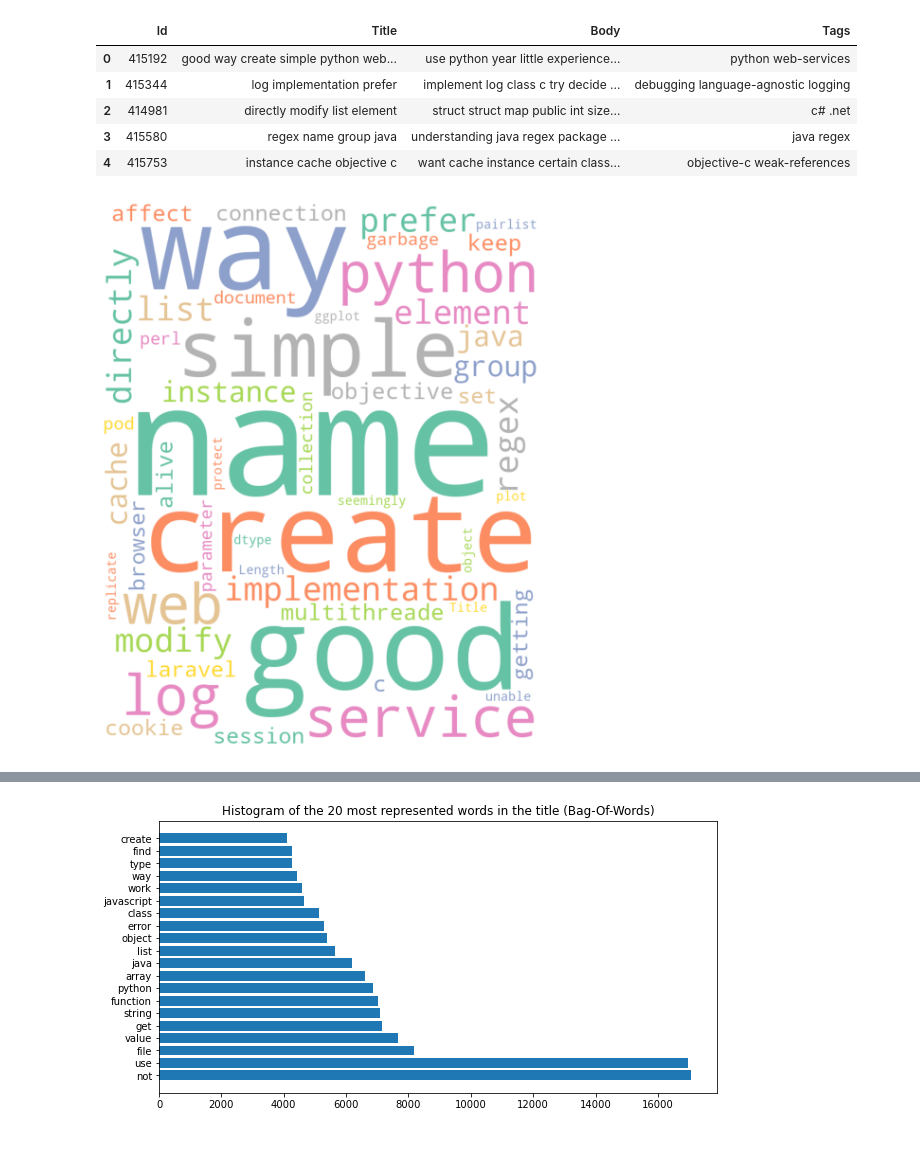
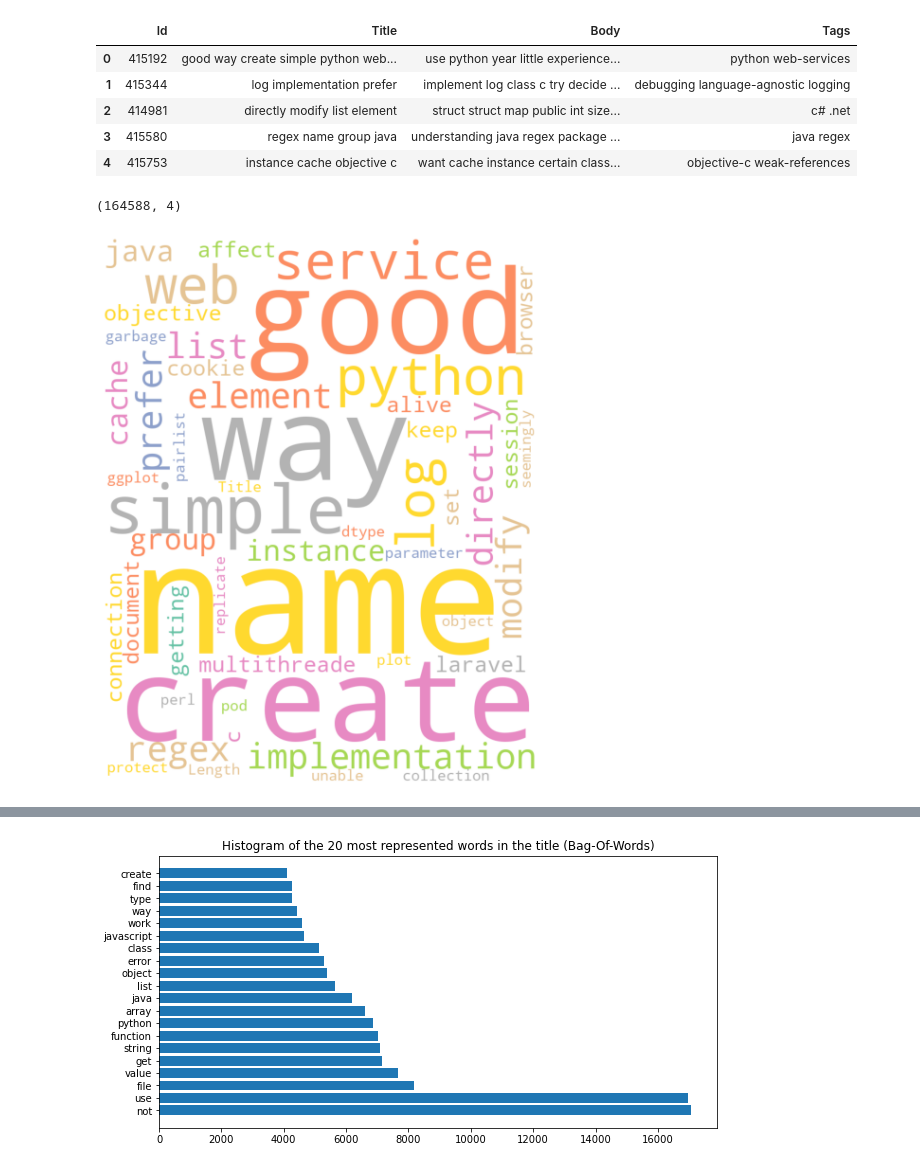
Before and after one commit to Aboubacar2012/categorisation_de_questions, a Jupyter notebook: P05_01_notebookexploration.ipynb, the cells around one changed output, grey strips where cells are left out. Drawn from its saved outputs; the diff is of its cells as text; code cells hidden in the pictures.

```diff
--- a/P05_01_notebookexploration.ipynb
+++ b/P05_01_notebookexploration.ipynb
@@ -239,26 +239,30 @@ posts.head()
 # %%
 posts.isnull().mean()
 posts.dropna(axis=0, inplace=True)
+# %%
+posts.shape
+# %% [output]
+(164588, 4)
 # %%
 from sklearn.feature_extraction.text import CountVectorizer, TfidfVectorizer
 # %%
 stopwords = set(STOPWORDS)
 wordcloud = WordCloud(width = 800, height = 1000,
-                max_words=2000,
+                max_words=1000,
                 background_color ='white',
                 stopwords = stopwords,
                 min_font_size = 12,
                 colormap="Set2").generate(str(posts["Title"]))
 
 # plot the WordCloud image
 plt.figure(figsize = (8, 8), facecolor = None)
 plt.imshow(wordcloud)
 plt.axis("off")
 plt.tight_layout(pad = 0)
 
 plt.show()
 # %% [output]
-[figure, old version]
+[figure, new version]
 # %%
 vectorizer = CountVectorizer(max_features=1000)
 bow_title = vectorizer.fit_transform(posts["Title"]).toarray()
```
Also changed, not shown: parts of 13 cells of this notebook.
